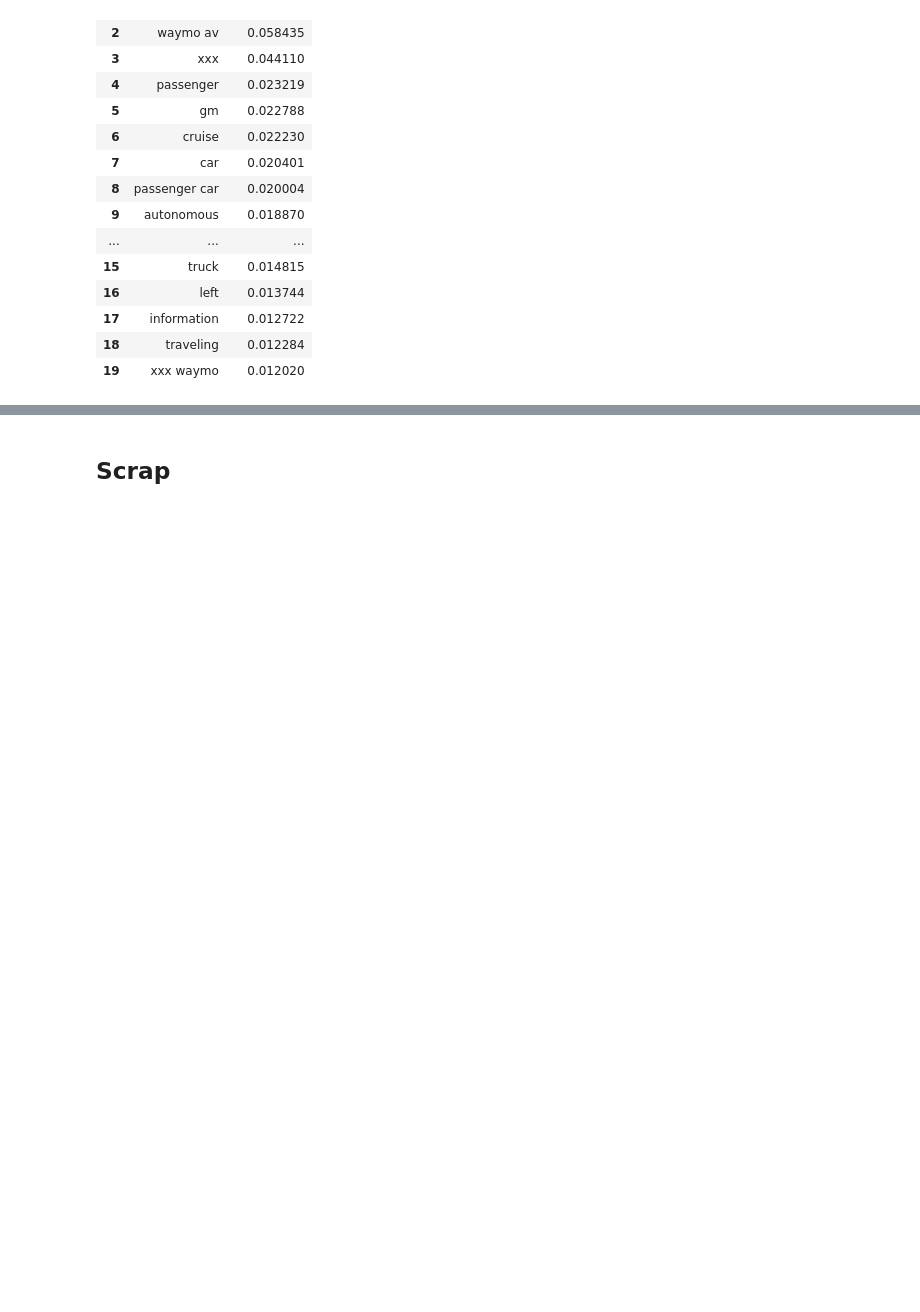
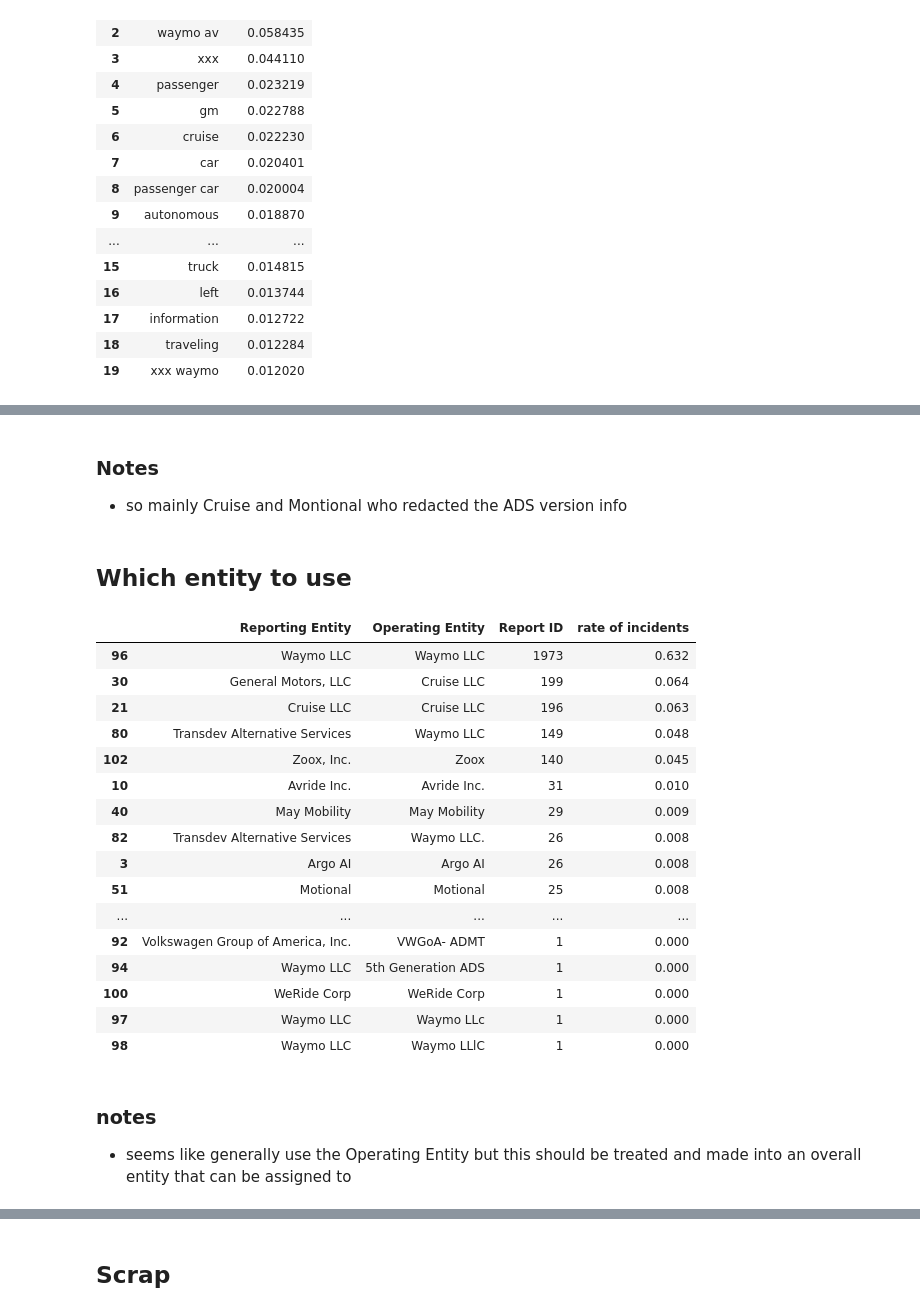
Before and after one commit to AurelianTactics/avird_2026, a Jupyter notebook: eda/ADS_to_2026_03_16/01_eda_initial_explore_2026.ipynb, the cells around one changed output, grey strips where cells are left out. Cells and saved outputs as stored; diff of their text form; code cells hidden in the pictures; blank space fills up the shorter version.

```diff
--- a/eda/ADS_to_2026_03_16/01_eda_initial_explore_2026.ipynb
+++ b/eda/ADS_to_2026_03_16/01_eda_initial_explore_2026.ipynb
@@ -648,0 +806,32 @@ eda_utils_nlp.top_tfidf(ads_df['Narrative'], n=5, top_k=20)
+# %% [markdown]
+### Notes
+* so mainly Cruise and Montional who redacted the ADS version info
+# %% [markdown]
+## Which entity to use
+# %%
+gb_columns = ['Reporting Entity', 'Operating Entity',]
+gb = ads_df.groupby(gb_columns, dropna=False)['Report ID'].agg('count').reset_index()
+gb['rate of incidents'] = gb['Report ID'] / gb['Report ID'].sum()
+gb = gb.sort_values(['Report ID'],ascending=False)
+gb.round(3)
+# %% [output]
+|  | Reporting Entity | Operating Entity | Report ID | rate of incidents |
+| 96 | Waymo LLC | Waymo LLC | 1973 | 0.632 |
+| 30 | General Motors, LLC | Cruise LLC | 199 | 0.064 |
+| 21 | Cruise LLC | Cruise LLC | 196 | 0.063 |
+| 80 | Transdev Alternative Services | Waymo LLC | 149 | 0.048 |
+| 102 | Zoox, Inc. | Zoox | 140 | 0.045 |
+| 10 | Avride Inc. | Avride Inc. | 31 | 0.010 |
+| 40 | May Mobility | May Mobility | 29 | 0.009 |
+| 82 | Transdev Alternative Services | Waymo LLC. | 26 | 0.008 |
+| 3 | Argo AI | Argo AI | 26 | 0.008 |
+| 51 | Motional | Motional | 25 | 0.008 |
+| ... | ... | ... | ... | ... |
+| 92 | Volkswagen Group of America, Inc. | VWGoA- ADMT | 1 | 0.000 |
+| 94 | Waymo LLC | 5th Generation ADS | 1 | 0.000 |
+| 100 | WeRide Corp | WeRide Corp | 1 | 0.000 |
+| 97 | Waymo LLC | Waymo LLc | 1 | 0.000 |
+| 98 | Waymo LLC | Waymo LLlC | 1 | 0.000 |
+# %% [markdown]
+### notes
+* seems like generally use the Operating Entity but this should be treated and made into an overall entity that can be assigned to
```
Also changed, not shown: parts of 12 cells of this notebook, 29 other files.
